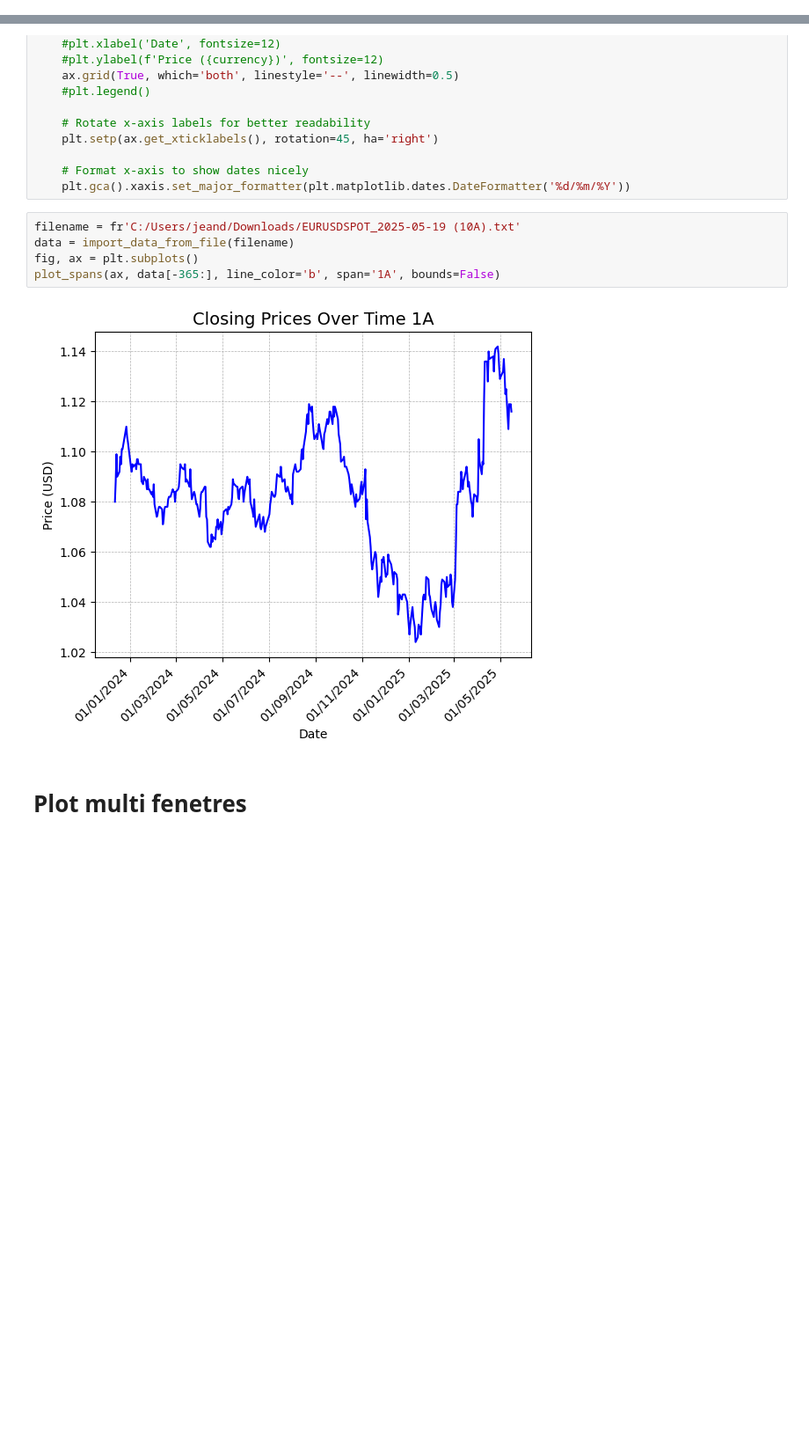
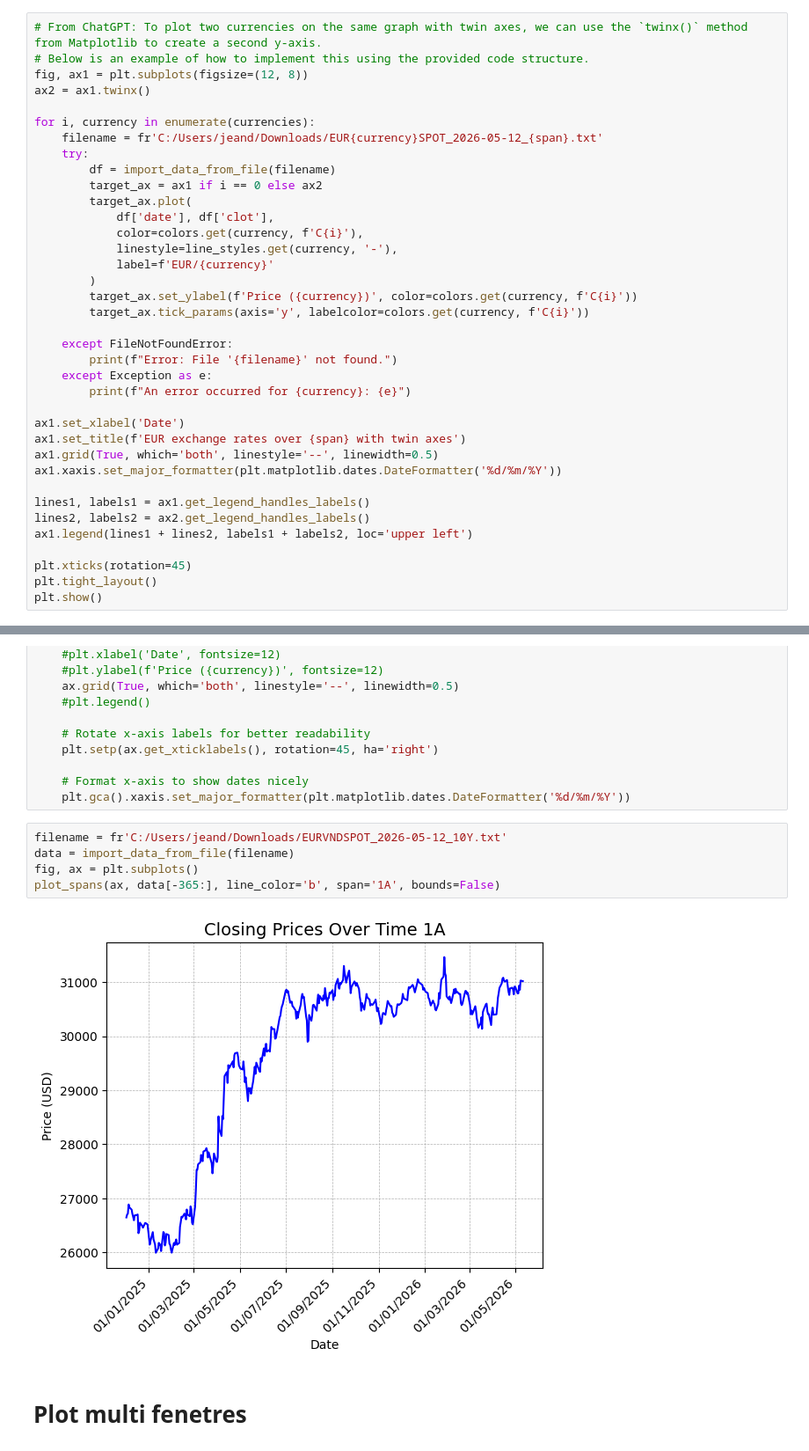
Before and after one commit to jdavid54/jupyter_notebooks2, a Jupyter notebook: eur_usd_change_data.ipynb, the cells around one changed output, grey strips where cells are left out. Shown at 88% size. Saved outputs shown, nothing was run; the diff lists cells and outputs as text; blank space fills up the shorter version.

```diff
--- a/eur_usd_change_data.ipynb
+++ b/eur_usd_change_data.ipynb
@@ -99,0 +148,37 @@ Plotting completed successfully.
+# %%
+# From ChatGPT: To plot two currencies on the same graph with twin axes, we can use the `twinx()` method from Matplotlib to create a second y-axis.
+# Below is an example of how to implement this using the provided code structure.
+fig, ax1 = plt.subplots(figsize=(12, 8))
+ax2 = ax1.twinx()
+
+for i, currency in enumerate(currencies):
+    filename = fr'C:/Users/jeand/Downloads/EUR{currency}SPOT_2026-05-12_{span}.txt'
+    try:
+        df = import_data_from_file(filename)
+        target_ax = ax1 if i == 0 else ax2
+        target_ax.plot(
+            df['date'], df['clot'],
+            color=colors.get(currency, f'C{i}'),
+            linestyle=line_styles.get(currency, '-'),
+            label=f'EUR/{currency}'
+        )
+        target_ax.set_ylabel(f'Price ({currency})', color=colors.get(currency, f'C{i}'))
+        target_ax.tick_params(axis='y', labelcolor=colors.get(currency, f'C{i}'))
+
+    except FileNotFoundError:
+        print(f"Error: File '{filename}' not found.")
+    except Exception as e:
+        print(f"An error occurred for {currency}: {e}")
+
+ax1.set_xlabel('Date')
+ax1.set_title(f'EUR exchange rates over {span} with twin axes')
+ax1.grid(True, which='both', linestyle='--', linewidth=0.5)
+ax1.xaxis.set_major_formatter(plt.matplotlib.dates.DateFormatter('%d/%m/%Y'))
+
+lines1, labels1 = ax1.get_legend_handles_labels()
+lines2, labels2 = ax2.get_legend_handles_labels()
+ax1.legend(lines1 + lines2, labels1 + labels2, loc='upper left')
+
+plt.xticks(rotation=45)
+plt.tight_layout()
+plt.show()
@@ -127,12 +215,12 @@ def plot_spans(ax, df, line_color='b', span='1J', bounds=False):
     # Format x-axis to show dates nicely
     plt.gca().xaxis.set_major_formatter(plt.matplotlib.dates.DateFormatter('%d/%m/%Y'))
 # %%
-filename = fr'C:/Users/jeand/Downloads/EURUSDSPOT_2025-05-19 (10A).txt'
+filename = fr'C:/Users/jeand/Downloads/EURVNDSPOT_2026-05-12_10Y.txt'
 data = import_data_from_file(filename)
 fig, ax = plt.subplots()
 plot_spans(ax, data[-365:], line_color='b', span='1A', bounds=False)
 # %% [output]
-[figure, old version]
+[figure, new version]
 # %% [markdown]
 # Plot multi fenetres
 # %%
```
Also changed, not shown: parts of 18 cells of this notebook, 14 other files.
